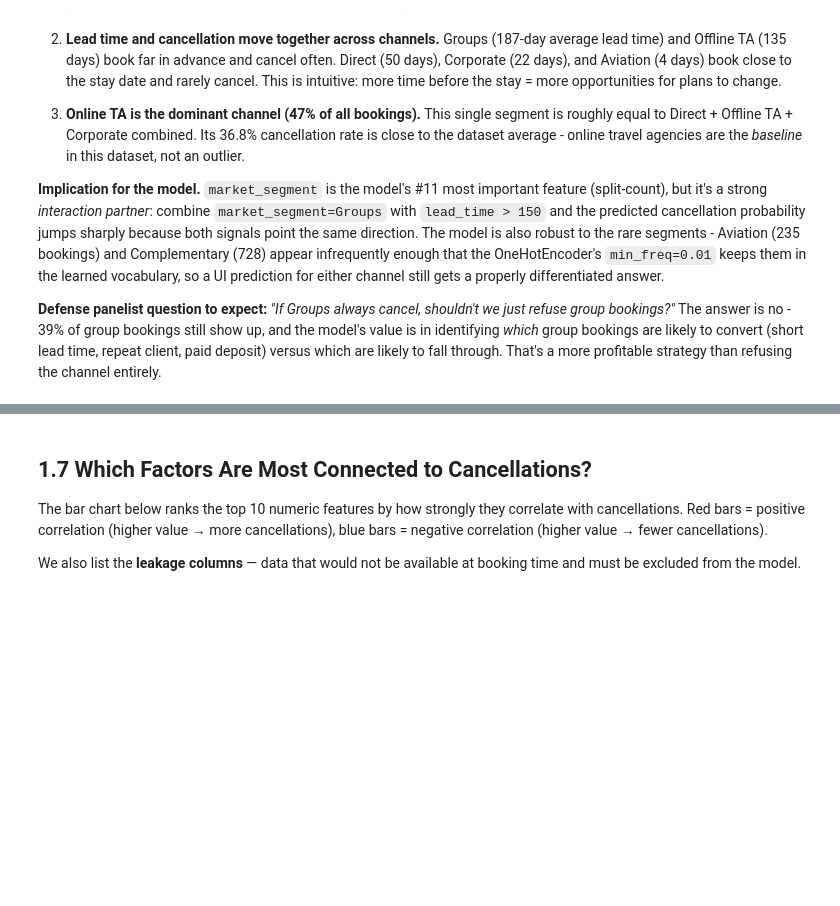
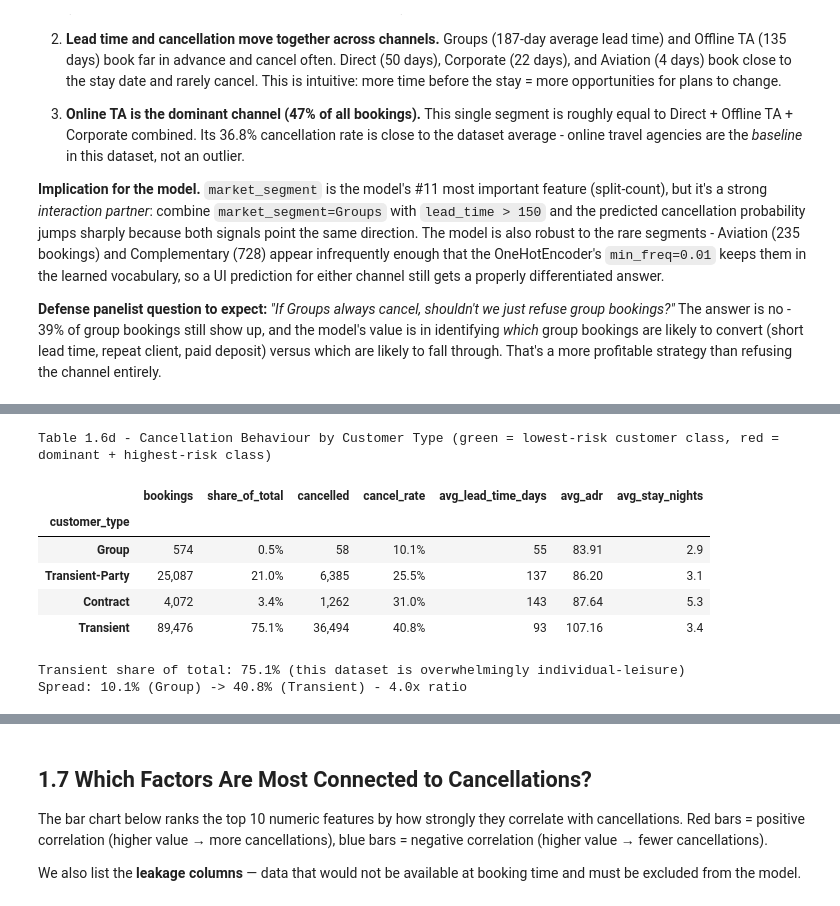
Before and after one commit to Dirkiee09/hotel-cancellation-prediction, a Jupyter notebook: notebooks/01_eda.ipynb, the cells around one changed output, grey strips where cells are left out. Drawn from its saved outputs; the diff is of its cells as text; code cells hidden in the pictures; blank space fills up the shorter version.

```diff
--- a/notebooks/01_eda.ipynb
+++ b/notebooks/01_eda.ipynb
@@ -578,0 +592,65 @@ Three patterns stand out from the table and scatter plot:
+# %%
+# Empirical cancellation behaviour by customer_type, with context columns
+# (lead time, ADR, stay length, party size) that help explain WHY rates differ.
+customer_breakdown = (
+    df.groupby("customer_type")
+      .agg(
+          bookings=("is_canceled", "size"),
+          cancelled=("is_canceled", "sum"),
+          cancel_rate=("is_canceled", "mean"),
+          avg_lead_time_days=("lead_time", "mean"),
+          avg_adr=("adr", "mean"),
+          avg_stay_nights=("total_stay", "mean"),
+      )
+      .sort_values("cancel_rate", ascending=True)
+)
+customer_breakdown["share_of_total"] = (
+    customer_breakdown["bookings"] / customer_breakdown["bookings"].sum()
+)
+customer_breakdown = customer_breakdown[
+    ["bookings", "share_of_total", "cancelled", "cancel_rate",
+     "avg_lead_time_days", "avg_adr", "avg_stay_nights"]
+]
+
+
+def _highlight_extremes(row):
+    name = row.name
+    if name == "Transient":
+        return ["background-color: #f8d7da; font-weight: bold"] * len(row)
+    if name == "Group":
+        return ["background-color: #d4edda; font-weight: bold"] * len(row)
+    return [""] * len(row)
+
+
+display(
+    customer_breakdown.style
+    .apply(_highlight_extremes, axis=1)
+    .format({
+        "bookings": "{:,}",
+        "share_of_total": "{:.1%}",
+        "cancelled": "{:,}",
+        "cancel_rate": "{:.1%}",
+        "avg_lead_time_days": "{:.0f}",
+        "avg_adr": "{:.2f}",
+        "avg_stay_nights": "{:.1f}",
+    })
+    .set_caption("Table 1.6d - Cancellation Behaviour by Customer Type "
+                 "(green = lowest-risk customer class, red = dominant + highest-risk class)")
+)
+
+print(f"\nTransient share of total: {customer_breakdown.loc['Transient', 'share_of_total']:.1%} "
+      f"(this dataset is overwhelmingly individual-leisure)")
+print(f"Spread: "
+      f"{customer_breakdown['cancel_rate'].min():.1%} (Group) -> "
+      f"{customer_breakdown['cancel_rate'].max():.1%} (Transient) - "
+      f"{customer_breakdown['cancel_rate'].max() / customer_breakdown['cancel_rate'].min():.1f}x ratio")
+# %% [output]
+Table 1.6d - Cancellation Behaviour by Customer Type (green = lowest-risk customer class, red = dominant + highest-risk class)
+|  | bookings | share_of_total | cancelled | cancel_rate | avg_lead_time_days | avg_adr | avg_stay_nights |
+| customer_type |  |  |  |  |  |  |  |
+| Group | 574 | 0.5% | 58 | 10.1% | 55 | 83.91 | 2.9 |
+| Transient-Party | 25,087 | 21.0% | 6,385 | 25.5% | 137 | 86.20 | 3.1 |
+| Contract | 4,072 | 3.4% | 1,262 | 31.0% | 143 | 87.64 | 5.3 |
+| Transient | 89,476 | 75.1% | 36,494 | 40.8% | 93 | 107.16 | 3.4 |
+Transient share of total: 75.1% (this dataset is overwhelmingly individual-leisure)
+Spread: 10.1% (Group) -> 40.8% (Transient) - 4.0x ratio
```
Also changed, not shown: parts of 3 cells of this notebook.
